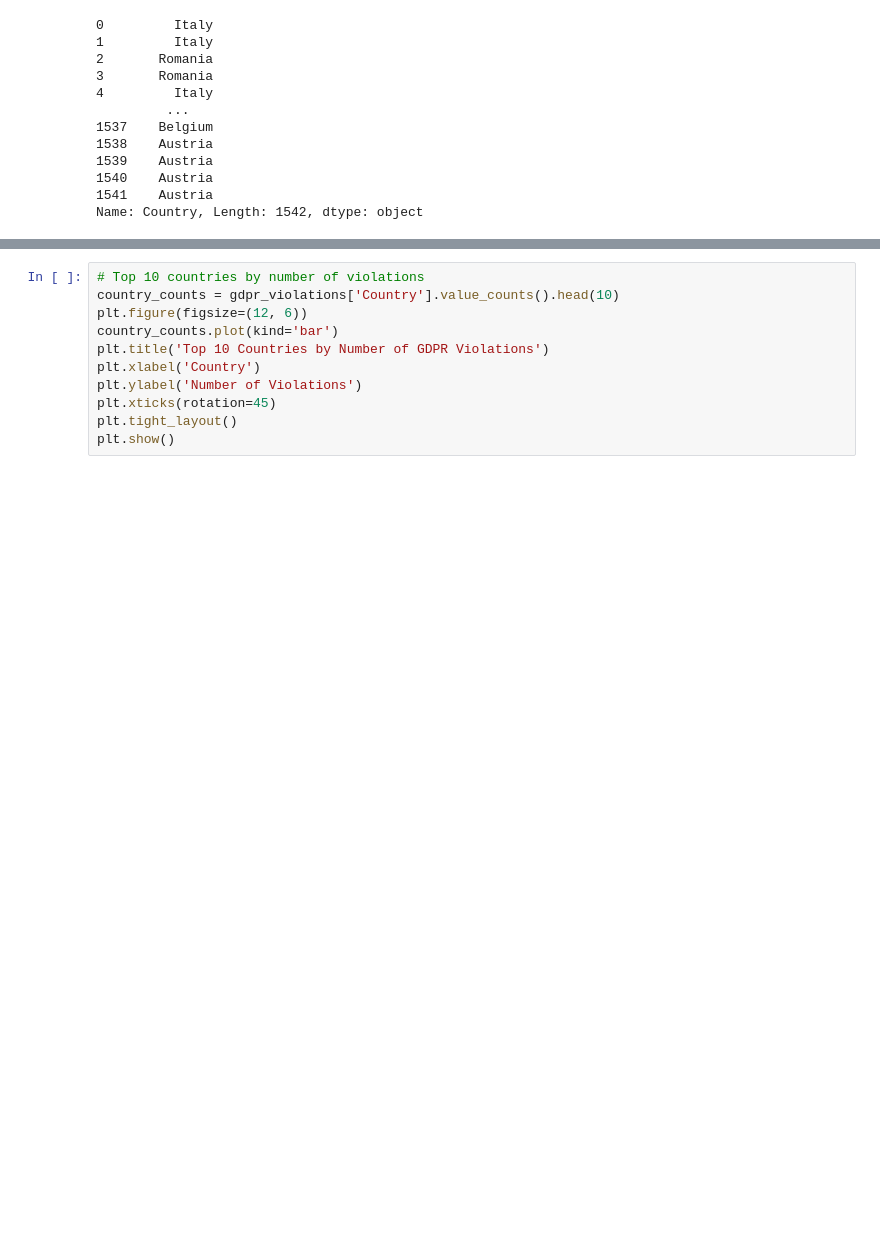
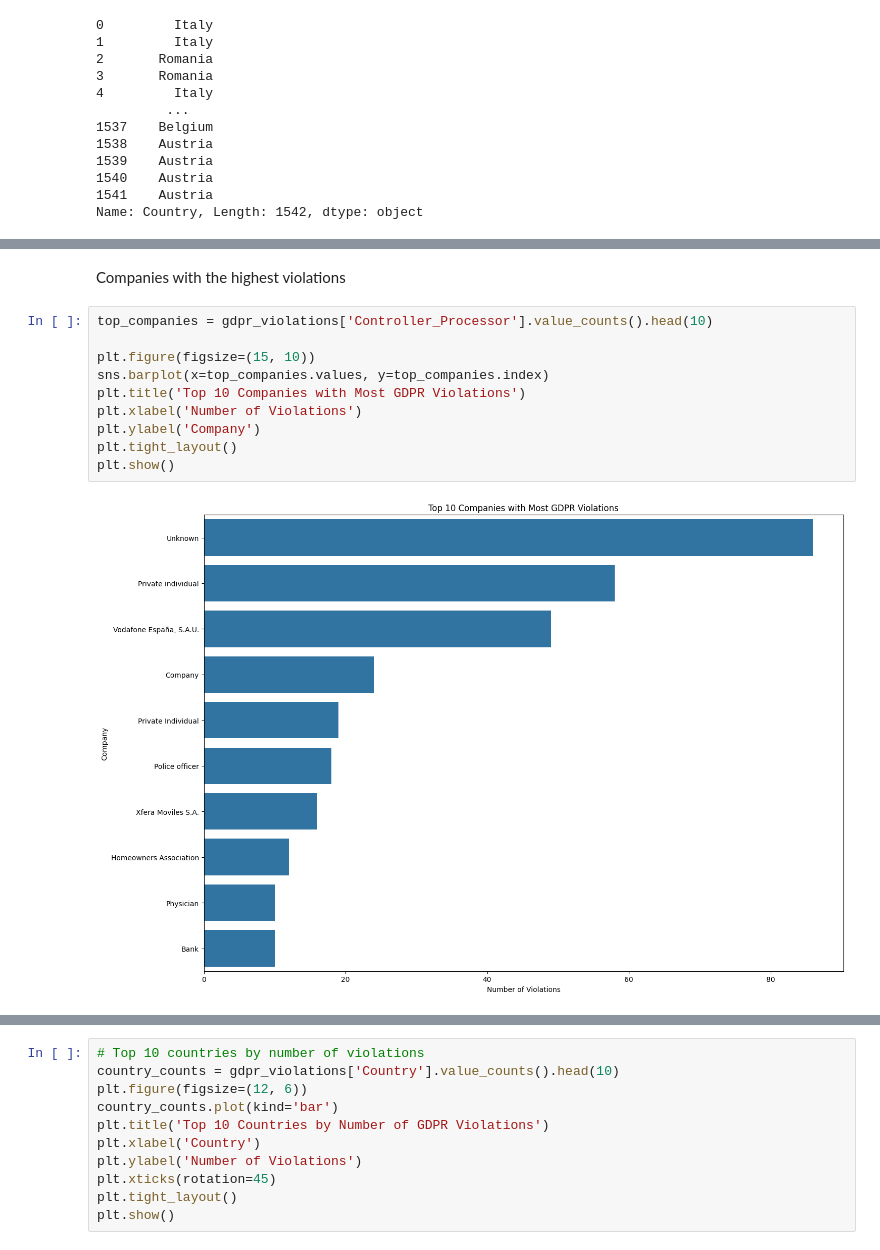
Before and after one commit to zinduaschool/0502-capstone-gdpr-violations-Tracy-teb, a Jupyter notebook: trial.ipynb, the cells around one changed output, grey strips where cells are left out. Drawn from its saved outputs; the diff is of its cells as text; blank space fills up the shorter version.

```diff
--- a/trial.ipynb
+++ b/trial.ipynb
@@ -89,0 +152,14 @@ Name: Country, Length: 1542, dtype: object
+# %% [markdown]
+Companies with the highest violations
+# %%
+top_companies = gdpr_violations['Controller_Processor'].value_counts().head(10)
+
+plt.figure(figsize=(15, 10))
+sns.barplot(x=top_companies.values, y=top_companies.index)
+plt.title('Top 10 Companies with Most GDPR Violations')
+plt.xlabel('Number of Violations')
+plt.ylabel('Company')
+plt.tight_layout()
+plt.show()
+# %% [output]
+[figure, added]
```
Also changed, not shown: parts of 18 cells of this notebook.
